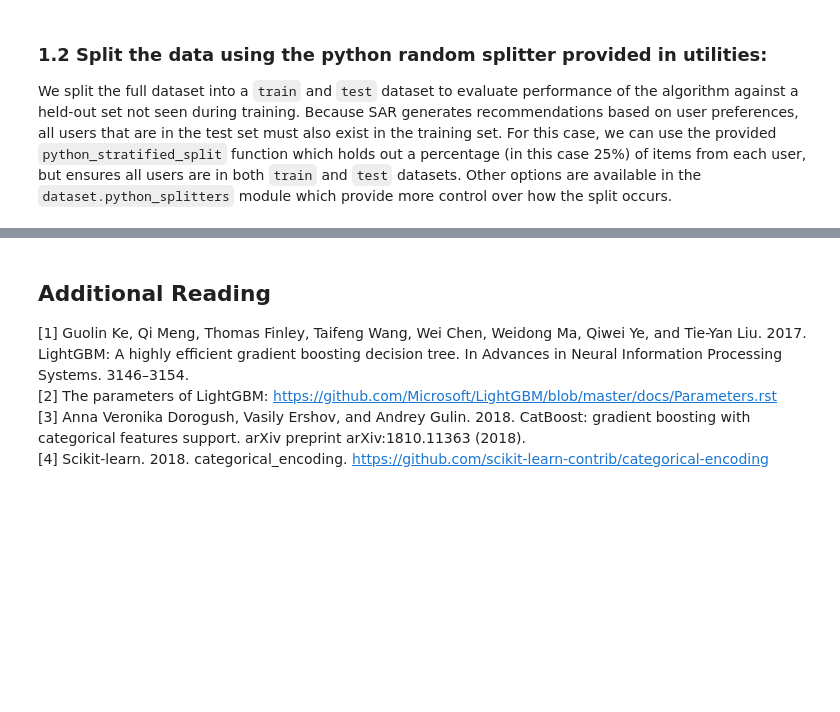
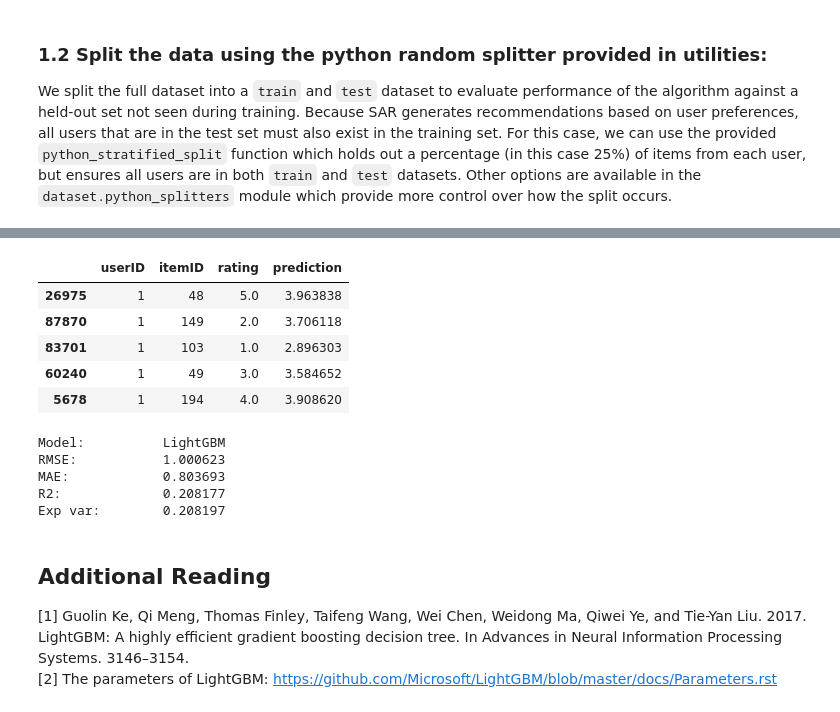
Before and after one commit to LinkedInLearning/recommendation-systems-a-practical-introduction-2703578, a Jupyter notebook: notebooks/03_lightgbm_movielens.ipynb, the cells around one changed output, grey strips where cells are left out. Cells and saved outputs as stored; diff of their text form; code cells hidden in the pictures; blank space fills up the shorter version.

Commit message:
lightgbm

```diff
--- a/notebooks/03_lightgbm_movielens.ipynb
+++ b/notebooks/03_lightgbm_movielens.ipynb
@@ -147,4 +144,4 @@ data.head()
 
 We split the full dataset into a `train` and `test` dataset to evaluate performance of the algorithm against a held-out set not seen during training. Because SAR generates recommendations based on user preferences, all users that are in the test set must also exist in the training set. For this case, we can use the provided `python_stratified_split` function which holds out a percentage (in this case 25%) of items from each user, but ensures all users are in both `train` and `test` datasets. Other options are available in the `dataset.python_splitters` module which provide more control over how the split occurs.
 # %%
-train, test = python_stratified_split(data, ratio=0.75, col_user="userID", col_item="itemID", seed=42)
+train, test = python_stratified_split(data, ratio=SPLIT_RATIO, col_user=USER_COL, col_item=ITEM_COL, seed=SEED)
@@ -150,0 +179,10 @@ train, test = python_stratified_split(data, ratio=0.75, col_user="userID", col_i
+# %%
+lgb_regressor = lgb.LGBMRegressor(**params)
+# %%
+with Timer() as train_time:
+    lgb_regressor.fit(
+        X=train[train.columns.difference([RATING_COL])].values,
+        y=train[RATING_COL].values,
+    )
+
+print(f"Took {train_time.interval} seconds for training.")
@@ -150,0 +193,6 @@ train, test = python_stratified_split(data, ratio=0.75, col_user="userID", col_i
+# %%
+# Evaluate the Model
+with Timer() as test_time:
+    y_pred = lgb_regressor.predict(test[test.columns.difference([RATING_COL])])
+
+print(f"Took {test_time.interval} seconds for prediction.")
@@ -150,0 +201,11 @@ train, test = python_stratified_split(data, ratio=0.75, col_user="userID", col_i
+# %%
+pred = test[[USER_COL, ITEM_COL, RATING_COL]].copy()
+pred[PREDICTION_COL] = y_pred
+pred.head()
+# %% [output]
+|  | userID | itemID | rating | prediction |
+| 26975 | 1 | 48 | 5.0 | 3.963838 |
+| 87870 | 1 | 149 | 2.0 | 3.706118 |
+| 83701 | 1 | 103 | 1.0 | 2.896303 |
+| 60240 | 1 | 49 | 3.0 | 3.584652 |
+| 5678 | 1 | 194 | 4.0 | 3.908620 |
@@ -151,7 +218,18 @@ train, test = python_stratified_split(data, ratio=0.75, col_user="userID", col_i
+# %%
+print("Model:\t\tLightGBM",
+      "RMSE:\t\t%f" % eval_rmse,
+      "MAE:\t\t%f" % eval_mae,
+      "R2:\t\t%f" % eval_rsquared,
+      "Exp var:\t%f" % eval_exp_var,
+      sep='\n')
+# %% [output]
+Model:          LightGBM
+RMSE:           1.000623
+MAE:            0.803693
+R2:             0.208177
+Exp var:        0.208197
 # %% [markdown]
 ## Additional Reading
 
 \[1\] Guolin Ke, Qi Meng, Thomas Finley, Taifeng Wang, Wei Chen, Weidong Ma, Qiwei Ye, and Tie-Yan Liu. 2017. LightGBM: A highly efficient gradient boosting decision tree. In Advances in Neural Information Processing Systems. 3146–3154.<br>
 \[2\] The parameters of LightGBM: https://github.com/Microsoft/LightGBM/blob/master/docs/Parameters.rst <br>
-\[3\] Anna Veronika Dorogush, Vasily Ershov, and Andrey Gulin. 2018. CatBoost: gradient boosting with categorical features support. arXiv preprint arXiv:1810.11363 (2018).<br>
-\[4\] Scikit-learn. 2018. categorical_encoding. https://github.com/scikit-learn-contrib/categorical-encoding<br>
```
Also changed, not shown: parts of 9 cells of this notebook, 1 other file.
